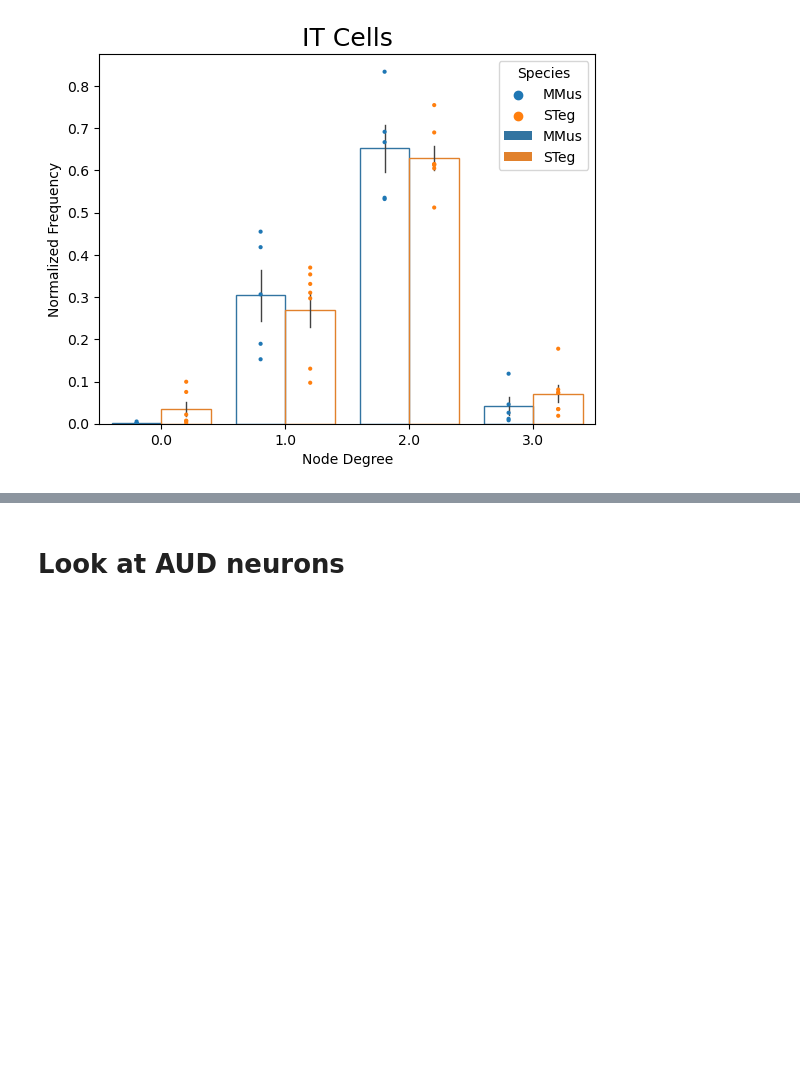
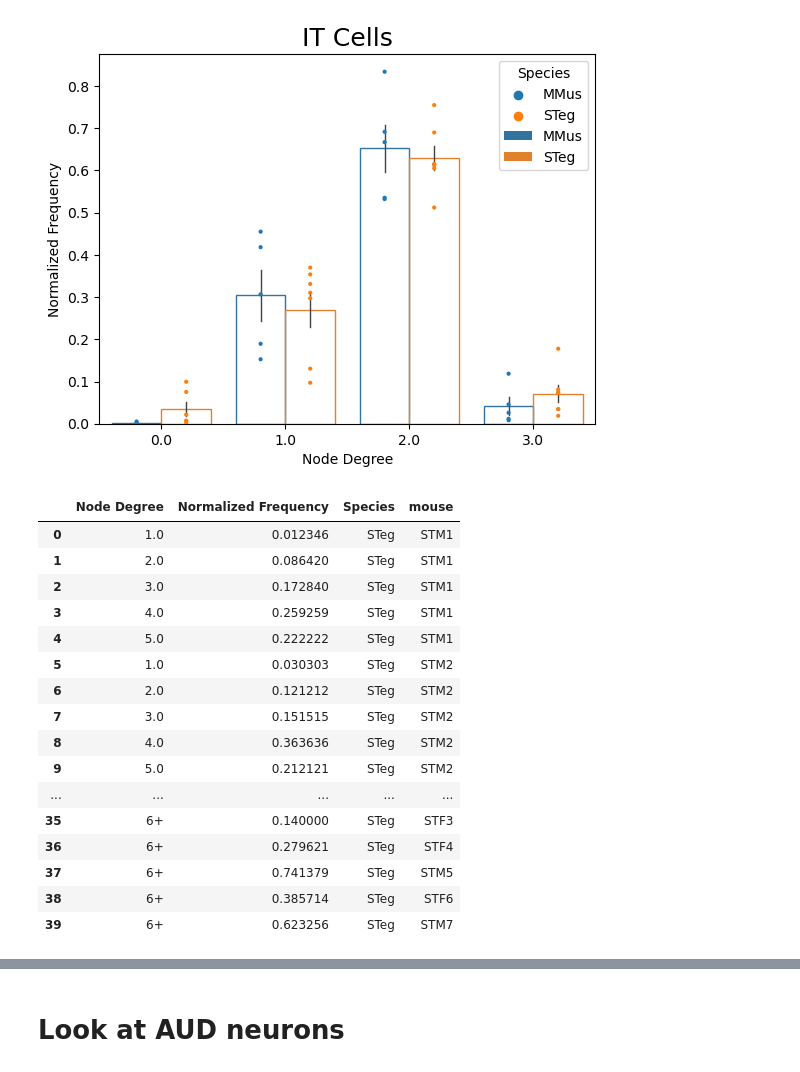
Before and after one commit to eisko/MAPseq_analysis, a Jupyter notebook: M194_M220_SC2.ipynb, the cells around one changed output, grey strips where cells are left out. Drawn from its saved outputs; the diff is of its cells as text; code cells hidden in the pictures; blank space fills up the shorter version.

```diff
--- a/M194_M220_SC2.ipynb
+++ b/M194_M220_SC2.ipynb
@@ -156 +166,29 @@ dot_bar_plot(plot, "IT Cells")
+# %%
+# change node 6 to 6+
+idx5 = st_pt_nodes['Node Degree'] > 5
+st_pt_nodes_5and = st_pt_nodes[~idx5].reset_index(drop=True)
+for i in range(len(mice_st)):
+    idxm = st_pt_nodes[idx5]['mouse'] == mice_st[i]
+    int = st_pt_nodes[idx5][idxm]
+    int_sum = int['Normalized Frequency'].sum()
+    st_pt_nodes_5and.loc[len(st_pt_nodes_5and.index)] = ['6+', int_sum, 'STeg', mice_st[i]]
+st_pt_nodes_5and
+# %% [output]
+|  | Node Degree | Normalized Frequency | Species | mouse |
+| 0 | 1.0 | 0.012346 | STeg | STM1 |
+| 1 | 2.0 | 0.086420 | STeg | STM1 |
+| 2 | 3.0 | 0.172840 | STeg | STM1 |
+| 3 | 4.0 | 0.259259 | STeg | STM1 |
+| 4 | 5.0 | 0.222222 | STeg | STM1 |
+| 5 | 1.0 | 0.030303 | STeg | STM2 |
+| 6 | 2.0 | 0.121212 | STeg | STM2 |
+| 7 | 3.0 | 0.151515 | STeg | STM2 |
+| 8 | 4.0 | 0.363636 | STeg | STM2 |
+| 9 | 5.0 | 0.212121 | STeg | STM2 |
+| ... | ... | ... | ... | ... |
+| 35 | 6+ | 0.140000 | STeg | STF3 |
+| 36 | 6+ | 0.279621 | STeg | STF4 |
+| 37 | 6+ | 0.741379 | STeg | STM5 |
+| 38 | 6+ | 0.385714 | STeg | STF6 |
+| 39 | 6+ | 0.623256 | STeg | STM7 |
 # %%
```
Also changed, not shown: parts of 2 cells of this notebook.
